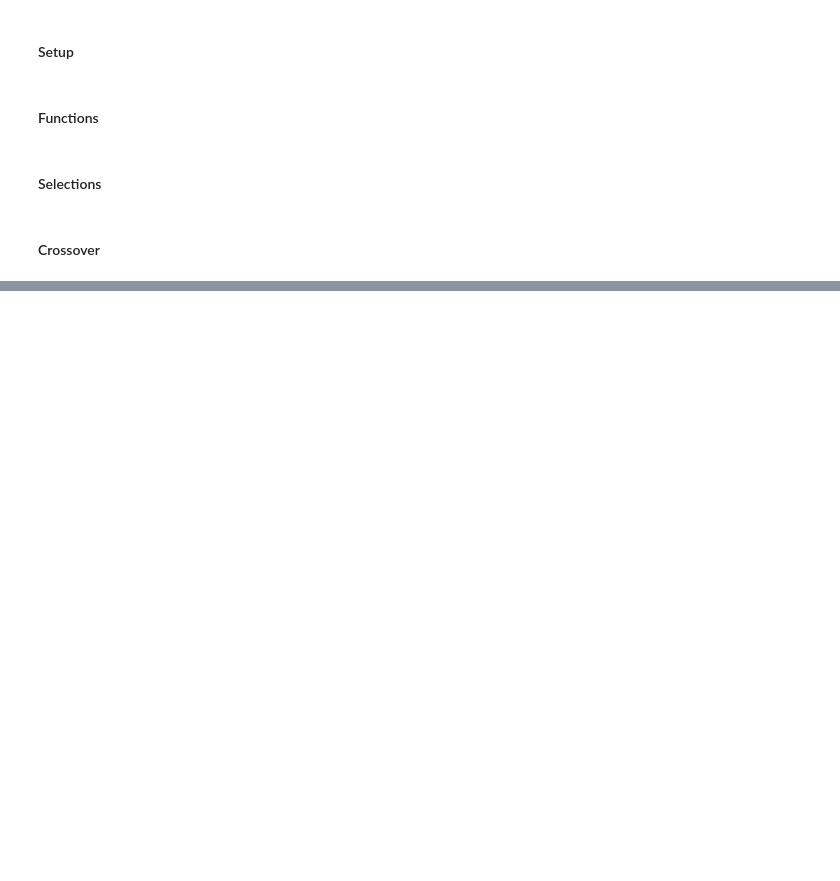
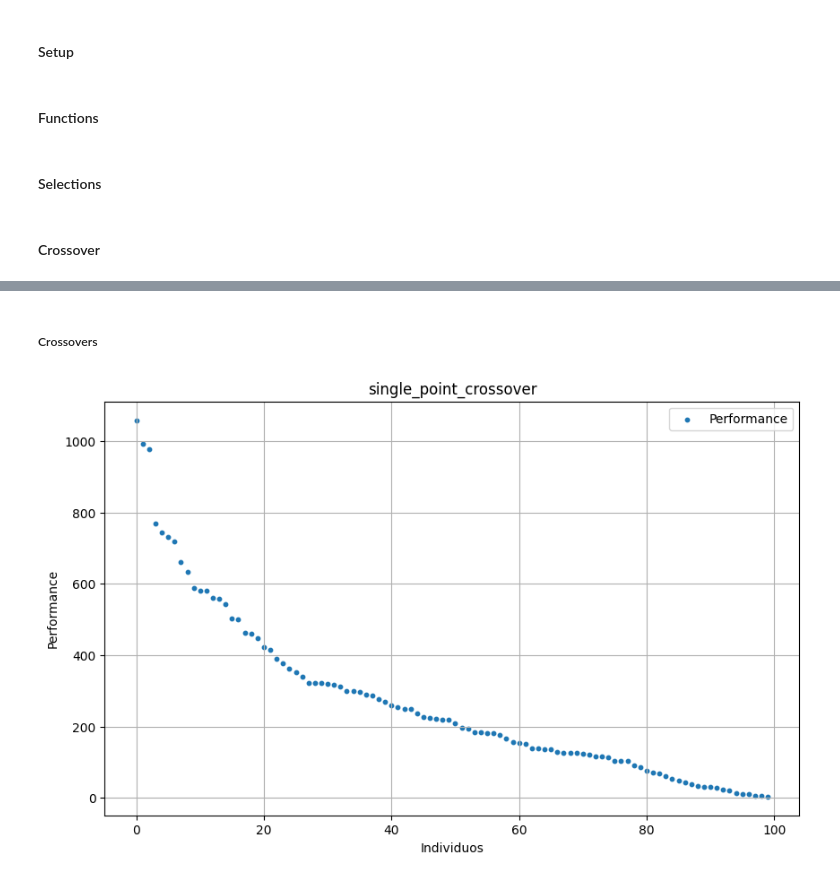
Before and after one commit to marianopm/sia-tp2, a Jupyter notebook: main-test.ipynb, the cells around one changed output, grey strips where cells are left out. Drawn from its saved outputs; the diff is of its cells as text; code cells hidden in the pictures; blank space fills up the shorter version.

```diff
--- a/main-test.ipynb
+++ b/main-test.ipynb
@@ -682,0 +807,8 @@ graph(csv,titulo)
+# %% [markdown]
+##### Crossovers
+# %%
+csv = 'single_point_crossover.csv'
+titulo = 'single_point_crossover'
+graph(csv,titulo)
+# %% [output]
+[figure, added]
```
Also changed, not shown: parts of 23 cells of this notebook, 4 other files.
